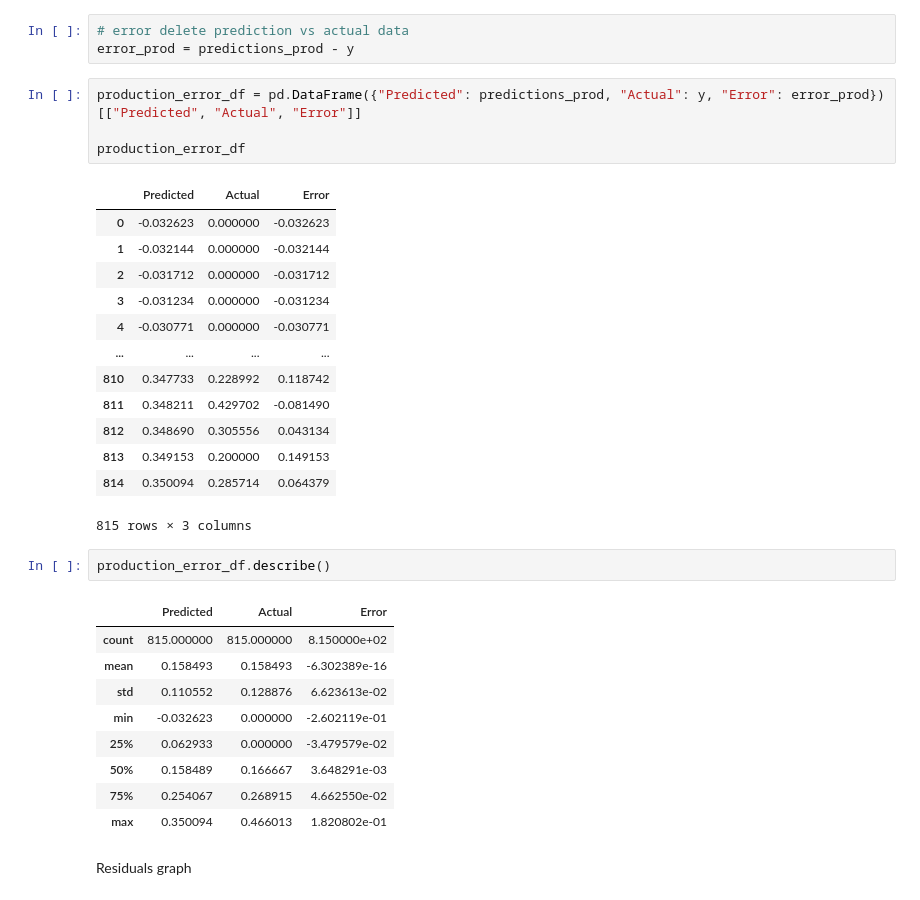
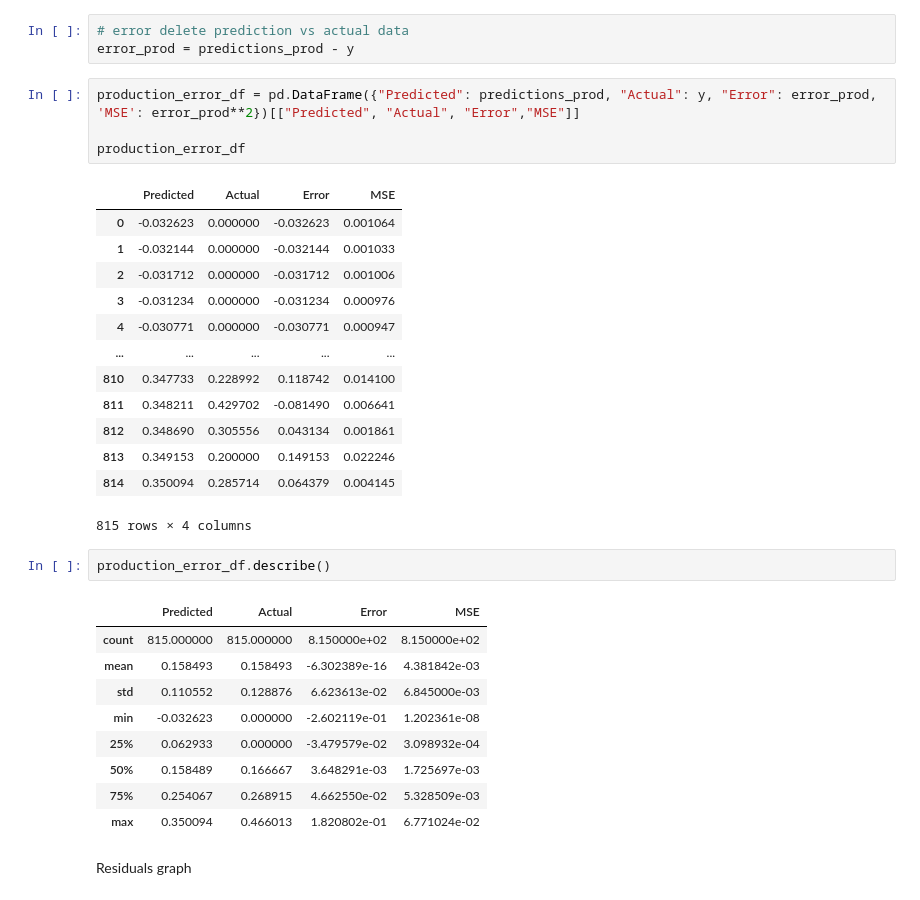
Before and after one commit to caseygomez/Female-Representation-In-The-Film-Industry, a Jupyter notebook: regression_by_dept.ipynb, the cells around one changed output. Saved outputs shown, nothing was run; the diff lists cells and outputs as text.

```diff
--- a/regression_by_dept.ipynb
+++ b/regression_by_dept.ipynb
@@ -278,35 +278,35 @@ predictions_prod = model_prod.predict(X)
 # error delete prediction vs actual data
 error_prod = predictions_prod - y
 # %%
-production_error_df = pd.DataFrame({"Predicted": predictions_prod, "Actual": y, "Error": error_prod})[["Predicted", "Actual", "Error"]]
+production_error_df = pd.DataFrame({"Predicted": predictions_prod, "Actual": y, "Error": error_prod, 'MSE': error_prod**2})[["Predicted", "Actual", "Error","MSE"]]
 
 production_error_df
 # %% [output]
-|  | Predicted | Actual | Error |
-| 0 | -0.032623 | 0.000000 | -0.032623 |
-| 1 | -0.032144 | 0.000000 | -0.032144 |
-| 2 | -0.031712 | 0.000000 | -0.031712 |
-| 3 | -0.031234 | 0.000000 | -0.031234 |
-| 4 | -0.030771 | 0.000000 | -0.030771 |
-| ... | ... | ... | ... |
-| 810 | 0.347733 | 0.228992 | 0.118742 |
-| 811 | 0.348211 | 0.429702 | -0.081490 |
-| 812 | 0.348690 | 0.305556 | 0.043134 |
-| 813 | 0.349153 | 0.200000 | 0.149153 |
-| 814 | 0.350094 | 0.285714 | 0.064379 |
+|  | Predicted | Actual | Error | MSE |
+| 0 | -0.032623 | 0.000000 | -0.032623 | 0.001064 |
+| 1 | -0.032144 | 0.000000 | -0.032144 | 0.001033 |
+| 2 | -0.031712 | 0.000000 | -0.031712 | 0.001006 |
+| 3 | -0.031234 | 0.000000 | -0.031234 | 0.000976 |
+| 4 | -0.030771 | 0.000000 | -0.030771 | 0.000947 |
+| ... | ... | ... | ... | ... |
+| 810 | 0.347733 | 0.228992 | 0.118742 | 0.014100 |
+| 811 | 0.348211 | 0.429702 | -0.081490 | 0.006641 |
+| 812 | 0.348690 | 0.305556 | 0.043134 | 0.001861 |
+| 813 | 0.349153 | 0.200000 | 0.149153 | 0.022246 |
+| 814 | 0.350094 | 0.285714 | 0.064379 | 0.004145 |
-815 rows × 3 columns
+815 rows × 4 columns
 # %%
 production_error_df.describe()
 # %% [output]
-|  | Predicted | Actual | Error |
-| count | 815.000000 | 815.000000 | 8.150000e+02 |
-| mean | 0.158493 | 0.158493 | -6.302389e-16 |
-| std | 0.110552 | 0.128876 | 6.623613e-02 |
-| min | -0.032623 | 0.000000 | -2.602119e-01 |
-| 25% | 0.062933 | 0.000000 | -3.479579e-02 |
-| 50% | 0.158489 | 0.166667 | 3.648291e-03 |
-| 75% | 0.254067 | 0.268915 | 4.662550e-02 |
-| max | 0.350094 | 0.466013 | 1.820802e-01 |
+|  | Predicted | Actual | Error | MSE |
+| count | 815.000000 | 815.000000 | 8.150000e+02 | 8.150000e+02 |
+| mean | 0.158493 | 0.158493 | -6.302389e-16 | 4.381842e-03 |
+| std | 0.110552 | 0.128876 | 6.623613e-02 | 6.845000e-03 |
+| min | -0.032623 | 0.000000 | -2.602119e-01 | 1.202361e-08 |
+| 25% | 0.062933 | 0.000000 | -3.479579e-02 | 3.098932e-04 |
+| 50% | 0.158489 | 0.166667 | 3.648291e-03 | 1.725697e-03 |
+| 75% | 0.254067 | 0.268915 | 4.662550e-02 | 5.328509e-03 |
+| max | 0.350094 | 0.466013 | 1.820802e-01 | 6.771024e-02 |
 # %% [markdown]
 Residuals graph
 # %%
```
Also changed, not shown: parts of 8 cells of this notebook, 9 other files.
